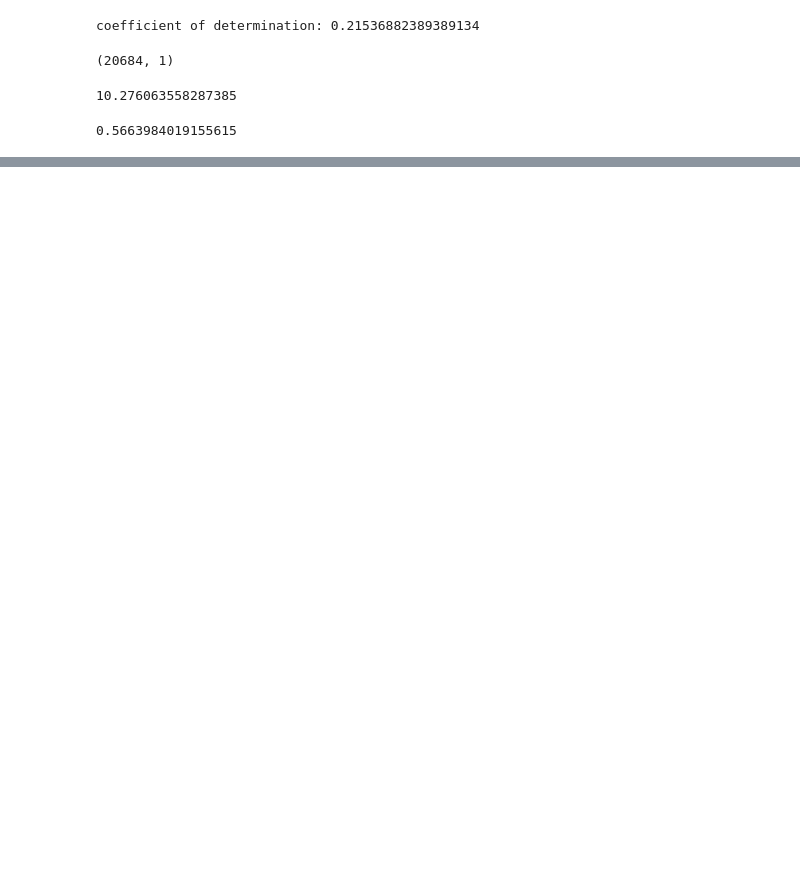
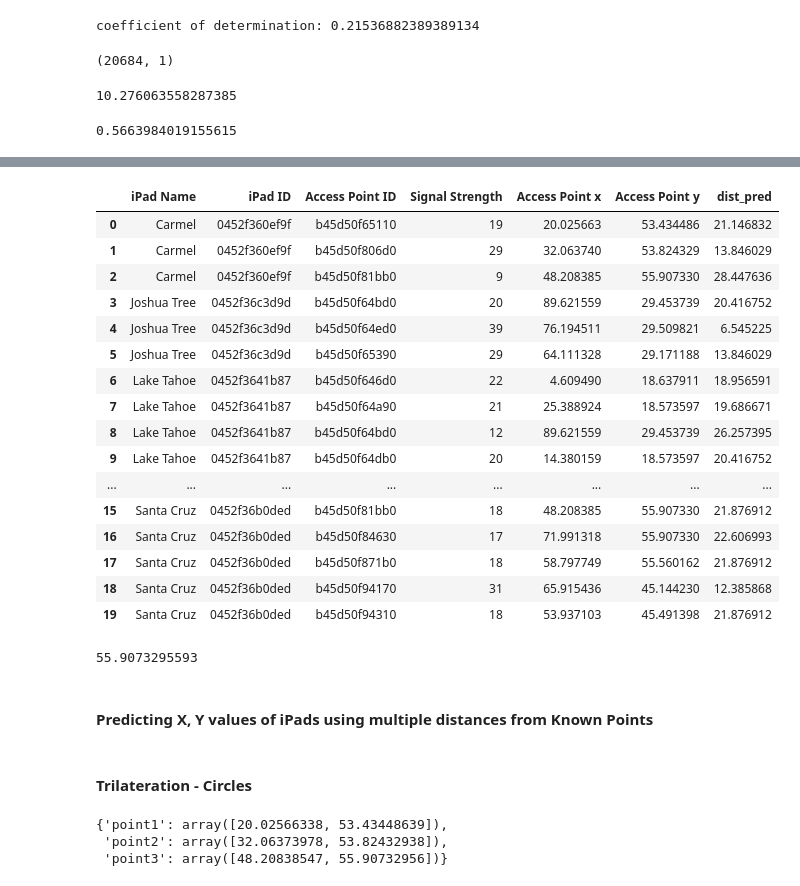
Before and after one commit to Shritej24c/Aruba, a Jupyter notebook: Aruba Data Challenge.ipynb, the cells around one changed output, grey strips where cells are left out. Saved outputs shown, nothing was run; the diff lists cells and outputs as text; code cells hidden in the pictures; blank space fills up the shorter version.

```diff
--- a/Aruba Data Challenge.ipynb
+++ b/Aruba Data Challenge.ipynb
@@ -221,0 +245,30 @@ mean_absolute_percentage_error(y_pred, y)
+# %%
+test_ipad['dist_pred'] = model.predict(test_ipad['Signal Strength'].to_numpy().reshape((-1, 1)))
+# %%
+test_ipad
+# %% [output]
+|  | iPad Name | iPad ID | Access Point ID | Signal Strength | Access Point x | Access Point y | dist_pred |
+| 0 | Carmel | 0452f360ef9f | b45d50f65110 | 19 | 20.025663 | 53.434486 | 21.146832 |
+| 1 | Carmel | 0452f360ef9f | b45d50f806d0 | 29 | 32.063740 | 53.824329 | 13.846029 |
+| 2 | Carmel | 0452f360ef9f | b45d50f81bb0 | 9 | 48.208385 | 55.907330 | 28.447636 |
+| 3 | Joshua Tree | 0452f36c3d9d | b45d50f64bd0 | 20 | 89.621559 | 29.453739 | 20.416752 |
+| 4 | Joshua Tree | 0452f36c3d9d | b45d50f64ed0 | 39 | 76.194511 | 29.509821 | 6.545225 |
+| 5 | Joshua Tree | 0452f36c3d9d | b45d50f65390 | 29 | 64.111328 | 29.171188 | 13.846029 |
+| 6 | Lake Tahoe | 0452f3641b87 | b45d50f646d0 | 22 | 4.609490 | 18.637911 | 18.956591 |
+| 7 | Lake Tahoe | 0452f3641b87 | b45d50f64a90 | 21 | 25.388924 | 18.573597 | 19.686671 |
+| 8 | Lake Tahoe | 0452f3641b87 | b45d50f64bd0 | 12 | 89.621559 | 29.453739 | 26.257395 |
+| 9 | Lake Tahoe | 0452f3641b87 | b45d50f64db0 | 20 | 14.380159 | 18.573597 | 20.416752 |
+| ... | ... | ... | ... | ... | ... | ... | ... |
+| 15 | Santa Cruz | 0452f36b0ded | b45d50f81bb0 | 18 | 48.208385 | 55.907330 | 21.876912 |
+| 16 | Santa Cruz | 0452f36b0ded | b45d50f84630 | 17 | 71.991318 | 55.907330 | 22.606993 |
+| 17 | Santa Cruz | 0452f36b0ded | b45d50f871b0 | 18 | 58.797749 | 55.560162 | 21.876912 |
+| 18 | Santa Cruz | 0452f36b0ded | b45d50f94170 | 31 | 65.915436 | 45.144230 | 12.385868 |
+| 19 | Santa Cruz | 0452f36b0ded | b45d50f94310 | 18 | 53.937103 | 45.491398 | 21.876912 |
+# %%
+test_ipad.loc[test_ipad['iPad ID'] == '0452f360ef9f', 'Access Point y'][2]
+# %% [output]
+55.9073295593
+# %% [markdown]
+#### Predicting X, Y values of iPads using multiple distances from Known Points
+# %% [markdown]
+#### Trilateration - Circles
@@ -221,0 +289,6 @@ mean_absolute_percentage_error(y_pred, y)
+# %%
+ap
+# %% [output]
+{'point1': array([20.02566338, 53.43448639]),
+ 'point2': array([32.06373978, 53.82432938]),
+ 'point3': array([48.20838547, 55.90732956])}
```
Also changed, not shown: parts of 30 cells of this notebook, 2 other files.
